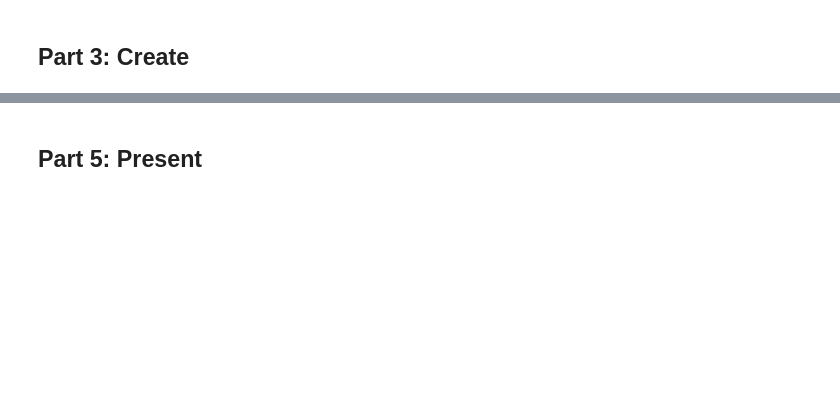
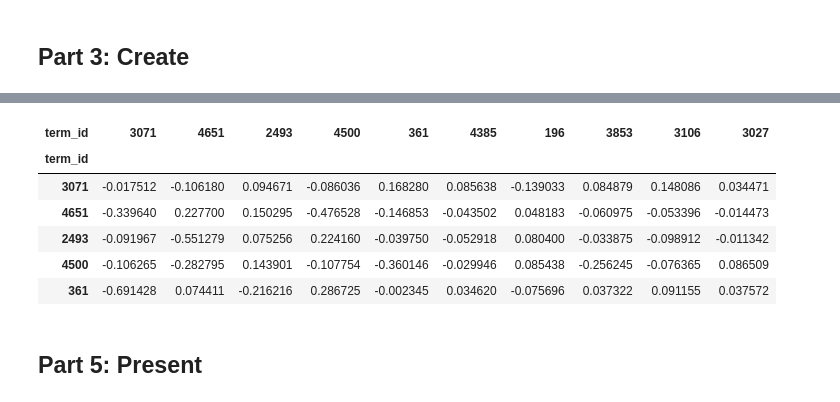
Before and after one commit to LaurenBassett/A-Christmas-Corpus, a Jupyter notebook: jme9rt_final_proj.ipynb, the cells around one changed output, grey strips where cells are left out. Cells and saved outputs as stored; diff of their text form; code cells hidden in the pictures; blank space fills up the shorter version.

```diff
--- a/jme9rt_final_proj.ipynb
+++ b/jme9rt_final_proj.ipynb
@@ -327,3 +319,10 @@ VOCAB.sample(10)
+# %%
+if 'term_rank' not in VOCAB.columns:
+    VOCAB = VOCAB.sort_values('n', ascending=False).reset_index()
+    VOCAB.index.name = 'term_rank'
+    VOCAB = VOCAB.reset_index()
+    VOCAB = VOCAB.set_index('term_id')
+    VOCAB['term_rank'] = VOCAB['term_rank'] + 1
 # %% [markdown]
 ## Part 3: Create
 # %%
@@ -343,0 +452,11 @@ TOKEN['term_id'] = TOKEN.term_str.map(VOCAB.reset_index().set_index('term_str').
+# %%
+# Decompose the Matrix
+%time eig_vals, eig_vecs = eigh(COV)
+
+#Convert Eigen Data to Dataframes
+TERM_IDX = COV.index
+EIG_VEC = pd.DataFrame(eig_vecs, index=TERM_IDX, columns=TERM_IDX)
+EIG_VAL = pd.DataFrame(eig_vals, index=TERM_IDX, columns=['eig_val'])
+EIG_VAL.index.name = 'term_id'
+EIG_VEC.iloc[:5, :10].style.background_gradient()
+# %% [output]
@@ -344,2 +464,9 @@ TOKEN['term_id'] = TOKEN.term_str.map(VOCAB.reset_index().set_index('term_str').
+| term_id | 3071 | 4651 | 2493 | 4500 | 361 | 4385 | 196 | 3853 | 3106 | 3027 |
+| term_id |  |  |  |  |  |  |  |  |  |  |
+| 3071 | -0.017512 | -0.106180 | 0.094671 | -0.086036 | 0.168280 | 0.085638 | -0.139033 | 0.084879 | 0.148086 | 0.034471 |
+| 4651 | -0.339640 | 0.227700 | 0.150295 | -0.476528 | -0.146853 | -0.043502 | 0.048183 | -0.060975 | -0.053396 | -0.014473 |
+| 2493 | -0.091967 | -0.551279 | 0.075256 | 0.224160 | -0.039750 | -0.052918 | 0.080400 | -0.033875 | -0.098912 | -0.011342 |
+| 4500 | -0.106265 | -0.282795 | 0.143901 | -0.107754 | -0.360146 | -0.029946 | 0.085438 | -0.256245 | -0.076365 | 0.086509 |
+| 361 | -0.691428 | 0.074411 | -0.216216 | 0.286725 | -0.002345 | 0.034620 | -0.075696 | 0.037322 | 0.091155 | 0.037572 |
 # %% [markdown]
 ## Part 5: Present
```
Also changed, not shown: parts of 14 cells of this notebook.
